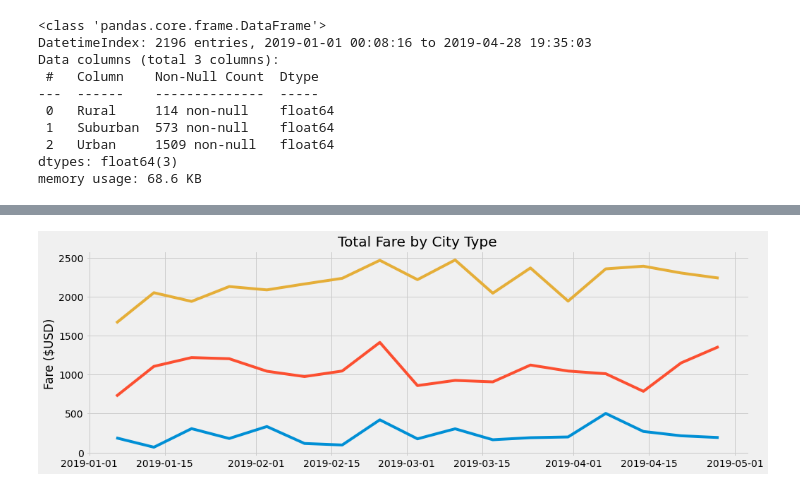
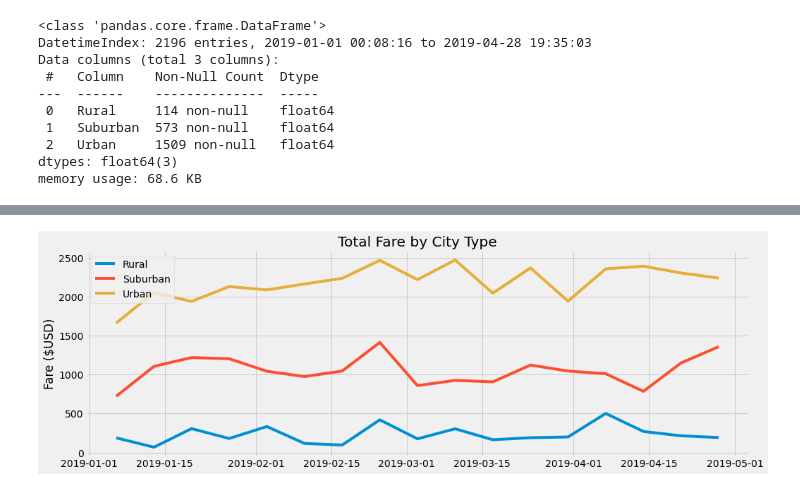
Before and after one commit to da-isaac/pyber-analysis, a Jupyter notebook: PyBer_Challenge.ipynb, the cells around one changed output, grey strips where cells are left out. Drawn from its saved outputs; the diff is of its cells as text; code cells hidden in the pictures.

```diff
--- a/PyBer_Challenge.ipynb
+++ b/PyBer_Challenge.ipynb
@@ -132,18 +116,19 @@ fares_by_week_and_type_df = fares_by_date_and_type_dfp.resample('W').sum()
 # %%
 # 8. Using the object-oriented interface method, plot the resample DataFrame using the df.plot() function.
 
 # Import the style from Matplotlib.
 from matplotlib import style
 # Use the graph style fivethirtyeight.
 style.use('fivethirtyeight')
 
 fig, ax = plt.subplots(figsize=(15, 5))
 ax.plot(fares_by_week_and_type_df.index, fares_by_week_and_type_df["Rural"])
 ax.plot(fares_by_week_and_type_df.index, fares_by_week_and_type_df["Suburban"])
 ax.plot(fares_by_week_and_type_df.index, fares_by_week_and_type_df["Urban"])
+ax.legend(["Rural", "Suburban", "Urban"])
 plt.title("Total Fare by City Type")
 plt.ylabel("Fare ($USD)")
 plt.savefig("Analysis/total_fares_by_city_type.PNG")
 plt.show()
 # %% [output]
-[figure, old version]
+[figure, new version]
```
Also changed, not shown: parts of 3 cells of this notebook, 3 other files.
